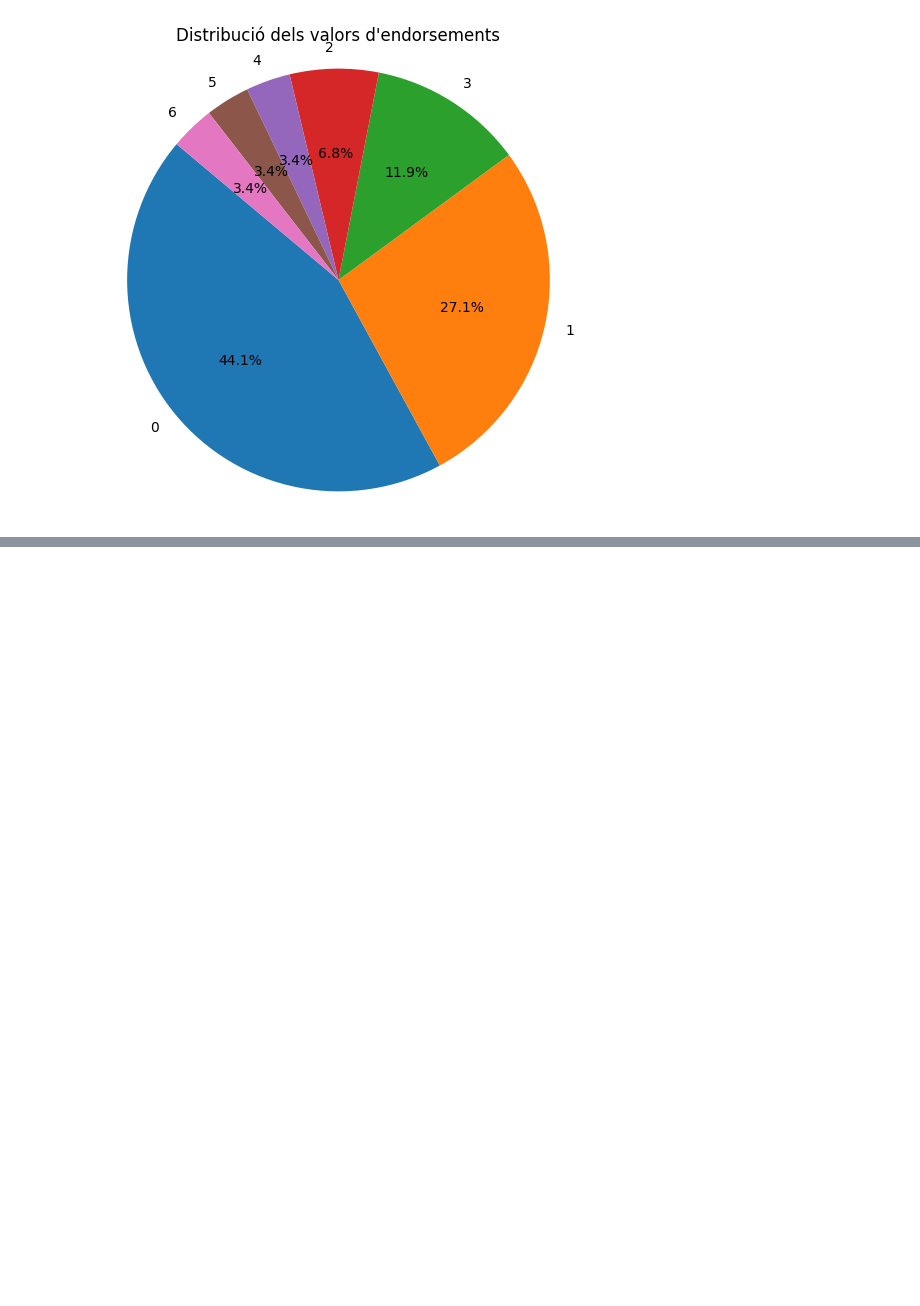
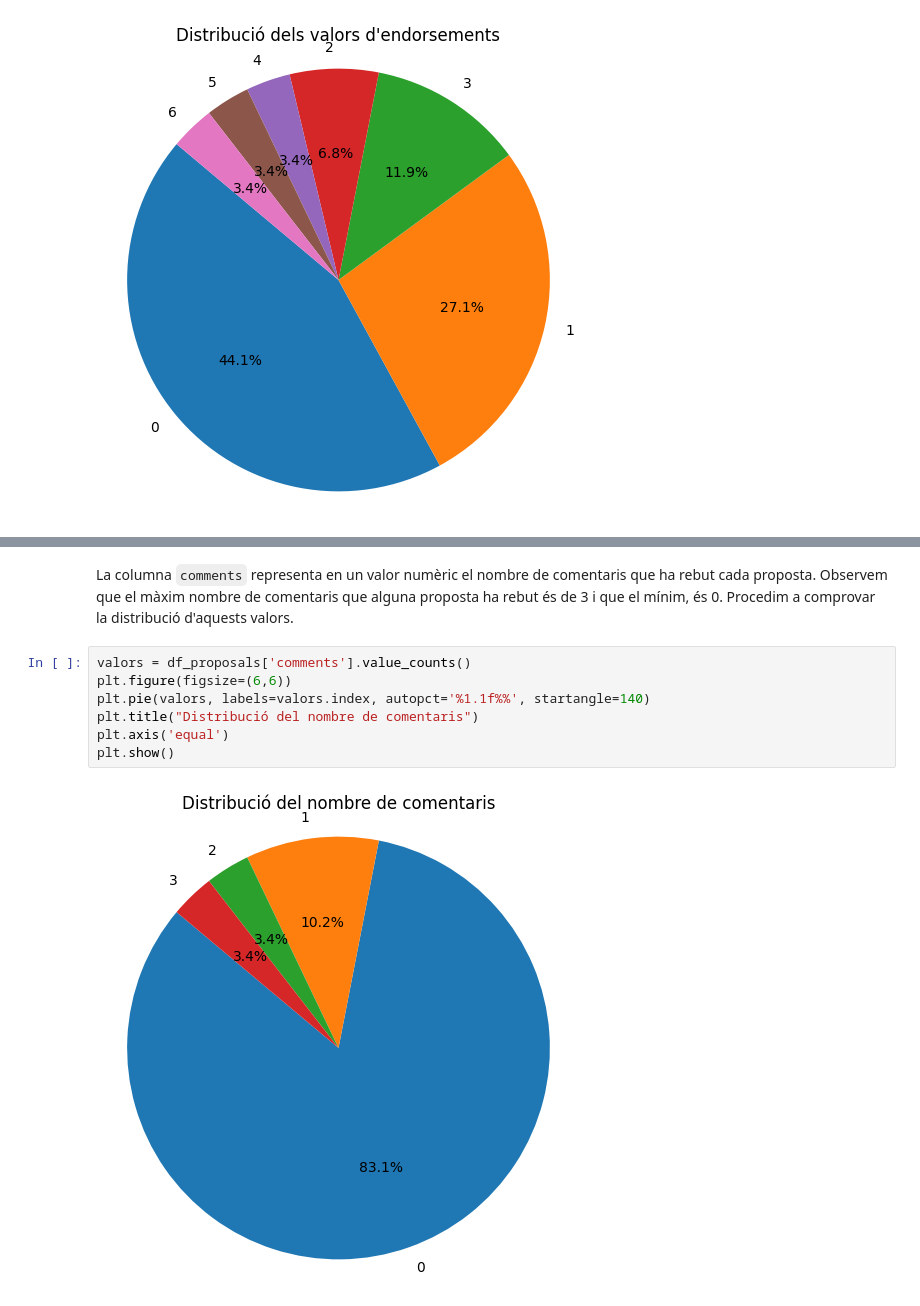
Before and after one commit to NoOPeEKS/dades-assemblea-clima, a Jupyter notebook: exploracio_csv.ipynb, the cells around one changed output, grey strips where cells are left out. Cells and saved outputs as stored; diff of their text form; blank space fills up the shorter version.

Commit message:
Acabat EDA fins columna followers

```diff
--- a/exploracio_csv.ipynb
+++ b/exploracio_csv.ipynb
@@ -351,0 +392,11 @@ plt.show()
+# %% [markdown]
+La columna `comments` representa en un valor numèric el nombre de comentaris que ha rebut cada proposta. Observem que el màxim nombre de comentaris que alguna proposta ha rebut és de 3 i que el mínim, és 0. Procedim a comprovar la distribució d'aquests valors.
+# %%
+valors = df_proposals['comments'].value_counts()
+plt.figure(figsize=(6,6))
+plt.pie(valors, labels=valors.index, autopct='%1.1f%%', startangle=140)
+plt.title("Distribució del nombre de comentaris")
+plt.axis('equal')
+plt.show()
+# %% [output]
+[figure, added]
```
Also changed, not shown: parts of 20 cells of this notebook.
